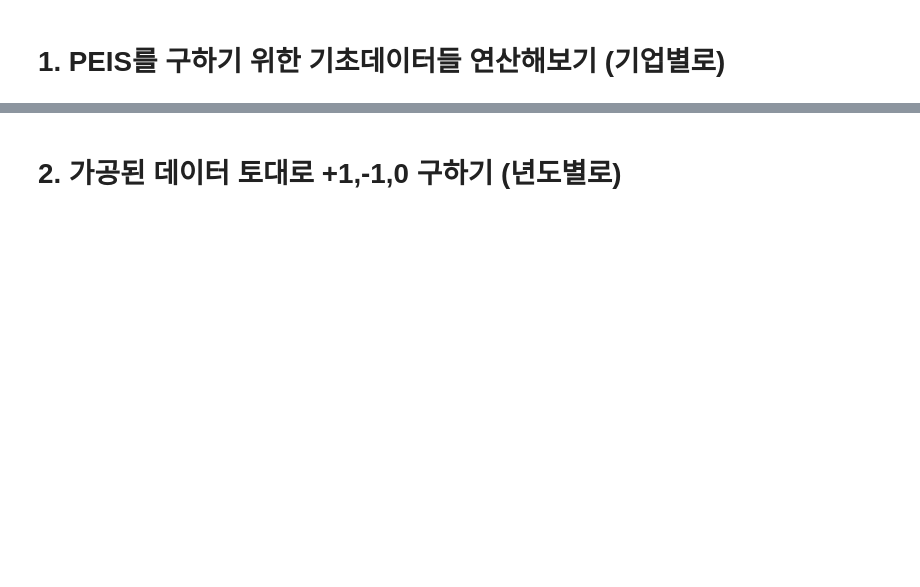
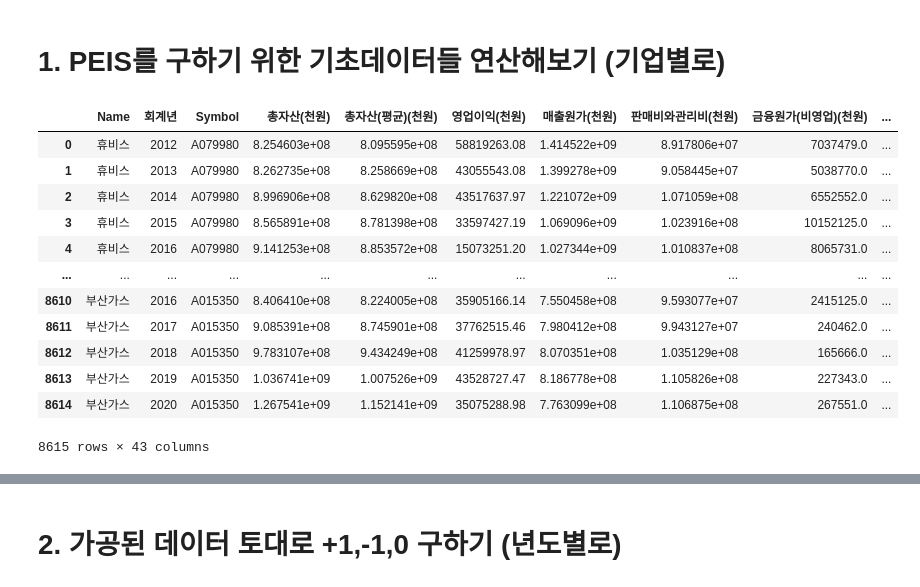
Before and after one commit to hyunyunV/FinanceAnalysis, a Jupyter notebook: Calcul_finance_statement.ipynb, the cells around one changed output, grey strips where cells are left out. Saved outputs shown, nothing was run; the diff lists cells and outputs as text; code cells hidden in the pictures; blank space fills up the shorter version.

```diff
--- a/Calcul_finance_statement.ipynb
+++ b/Calcul_finance_statement.ipynb
@@ -27,2 +32,4 @@ df = Cut20NullfillNA(df)
 # %%
 df = df.drop(df[ (df['deltaprice']==99) | (df['deltaprice']==np.inf)].index)
+# %%
+df = pd.read_excel("Data/KospiPEISData&PriceData.xlsx")
@@ -31,3 +51,19 @@ df = df.drop(df[ (df['deltaprice']==99) | (df['deltaprice']==np.inf)].index)
 # %%
 PEISBaseData = CompuMoreData(df)
 PEISBaseData = setSGA(PEISBaseData)
+# %%
+PEISBaseData['']
+# %% [output]
+|  | Name | 회계년 | Symbol | 총자산(천원) | 총자산(평균)(천원) | 영업이익(천원) | 매출원가(천원) | 판매비와관리비(천원) | 금융원가(비영업)(천원) | ... |
+| 0 | 휴비스 | 2012 | A079980 | 8.254603e+08 | 8.095595e+08 | 58819263.08 | 1.414522e+09 | 8.917806e+07 | 7037479.0 | ... |
+| 1 | 휴비스 | 2013 | A079980 | 8.262735e+08 | 8.258669e+08 | 43055543.08 | 1.399278e+09 | 9.058445e+07 | 5038770.0 | ... |
+| 2 | 휴비스 | 2014 | A079980 | 8.996906e+08 | 8.629820e+08 | 43517637.97 | 1.221072e+09 | 1.071059e+08 | 6552552.0 | ... |
+| 3 | 휴비스 | 2015 | A079980 | 8.565891e+08 | 8.781398e+08 | 33597427.19 | 1.069096e+09 | 1.023916e+08 | 10152125.0 | ... |
+| 4 | 휴비스 | 2016 | A079980 | 9.141253e+08 | 8.853572e+08 | 15073251.20 | 1.027344e+09 | 1.010837e+08 | 8065731.0 | ... |
+| ... | ... | ... | ... | ... | ... | ... | ... | ... | ... | ... |
+| 8610 | 부산가스 | 2016 | A015350 | 8.406410e+08 | 8.224005e+08 | 35905166.14 | 7.550458e+08 | 9.593077e+07 | 2415125.0 | ... |
+| 8611 | 부산가스 | 2017 | A015350 | 9.085391e+08 | 8.745901e+08 | 37762515.46 | 7.980412e+08 | 9.943127e+07 | 240462.0 | ... |
+| 8612 | 부산가스 | 2018 | A015350 | 9.783107e+08 | 9.434249e+08 | 41259978.97 | 8.070351e+08 | 1.035129e+08 | 165666.0 | ... |
+| 8613 | 부산가스 | 2019 | A015350 | 1.036741e+09 | 1.007526e+09 | 43528727.47 | 8.186778e+08 | 1.105826e+08 | 227343.0 | ... |
+| 8614 | 부산가스 | 2020 | A015350 | 1.267541e+09 | 1.152141e+09 | 35075288.98 | 7.763099e+08 | 1.106875e+08 | 267551.0 | ... |
+8615 rows × 43 columns
```
Also changed, not shown: parts of 22 cells of this notebook, 3 other files.
